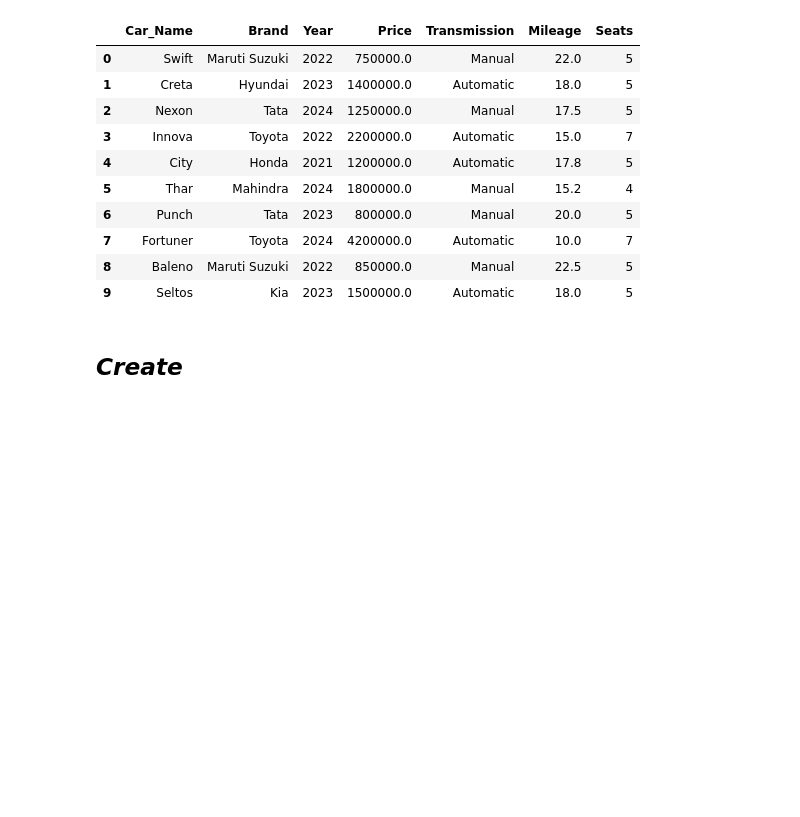
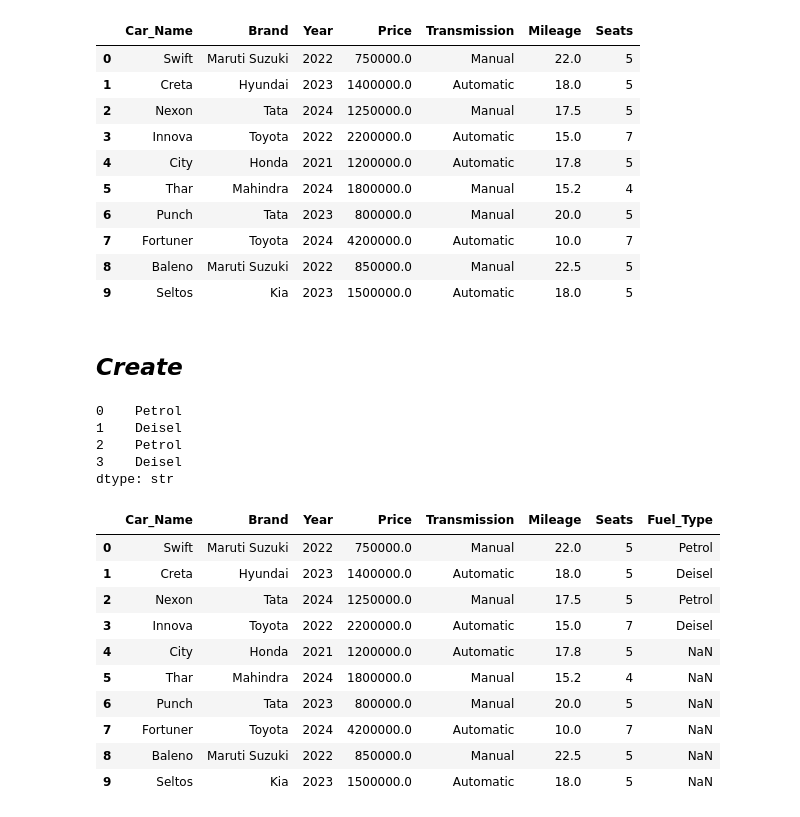
Before and after one commit to prasadmadhav44-coder/GEN_AI, a Jupyter notebook: Pandas/Pandas.ipynb, the cells around one changed output. Saved outputs shown, nothing was run; the diff lists cells and outputs as text; code cells hidden in the pictures; blank space fills up the shorter version.

```diff
--- a/Pandas/Pandas.ipynb
+++ b/Pandas/Pandas.ipynb
@@ -470,3 +470,28 @@ df2
 | 9 | Seltos | Kia | 2023 | 1500000.0 | Automatic | 18.0 | 5 |
 # %% [markdown]
 ## *Create*
+# %%
+fuel=pd.Series(['Petrol','Deisel','Petrol','Deisel'])
+fuel
+# %% [output]
+0    Petrol
+1    Deisel
+2    Petrol
+3    Deisel
+dtype: str
+# %%
+df2["Fuel_Type"]=fuel
+# %%
+df2
+# %% [output]
+|  | Car_Name | Brand | Year | Price | Transmission | Mileage | Seats | Fuel_Type |
+| 0 | Swift | Maruti Suzuki | 2022 | 750000.0 | Manual | 22.0 | 5 | Petrol |
+| 1 | Creta | Hyundai | 2023 | 1400000.0 | Automatic | 18.0 | 5 | Deisel |
+| 2 | Nexon | Tata | 2024 | 1250000.0 | Manual | 17.5 | 5 | Petrol |
+| 3 | Innova | Toyota | 2022 | 2200000.0 | Automatic | 15.0 | 7 | Deisel |
+| 4 | City | Honda | 2021 | 1200000.0 | Automatic | 17.8 | 5 | NaN |
+| 5 | Thar | Mahindra | 2024 | 1800000.0 | Manual | 15.2 | 4 | NaN |
+| 6 | Punch | Tata | 2023 | 800000.0 | Manual | 20.0 | 5 | NaN |
+| 7 | Fortuner | Toyota | 2024 | 4200000.0 | Automatic | 10.0 | 7 | NaN |
+| 8 | Baleno | Maruti Suzuki | 2022 | 850000.0 | Manual | 22.5 | 5 | NaN |
+| 9 | Seltos | Kia | 2023 | 1500000.0 | Automatic | 18.0 | 5 | NaN |
```
Also changed, not shown: parts of 4 cells of this notebook, 8 other files.
